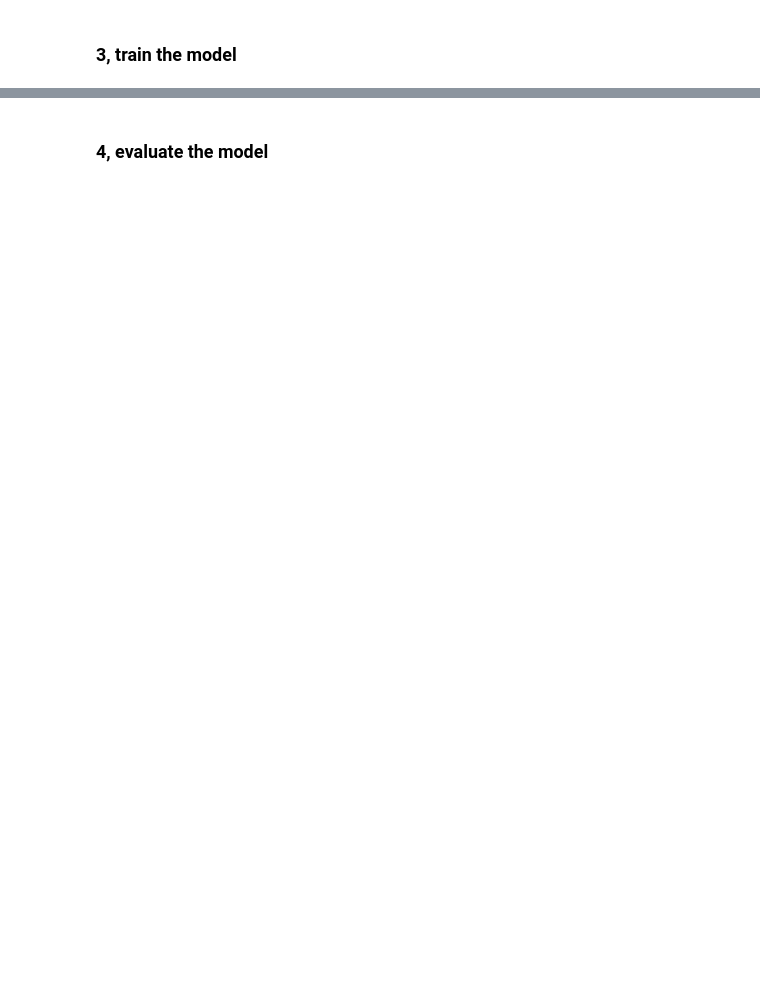
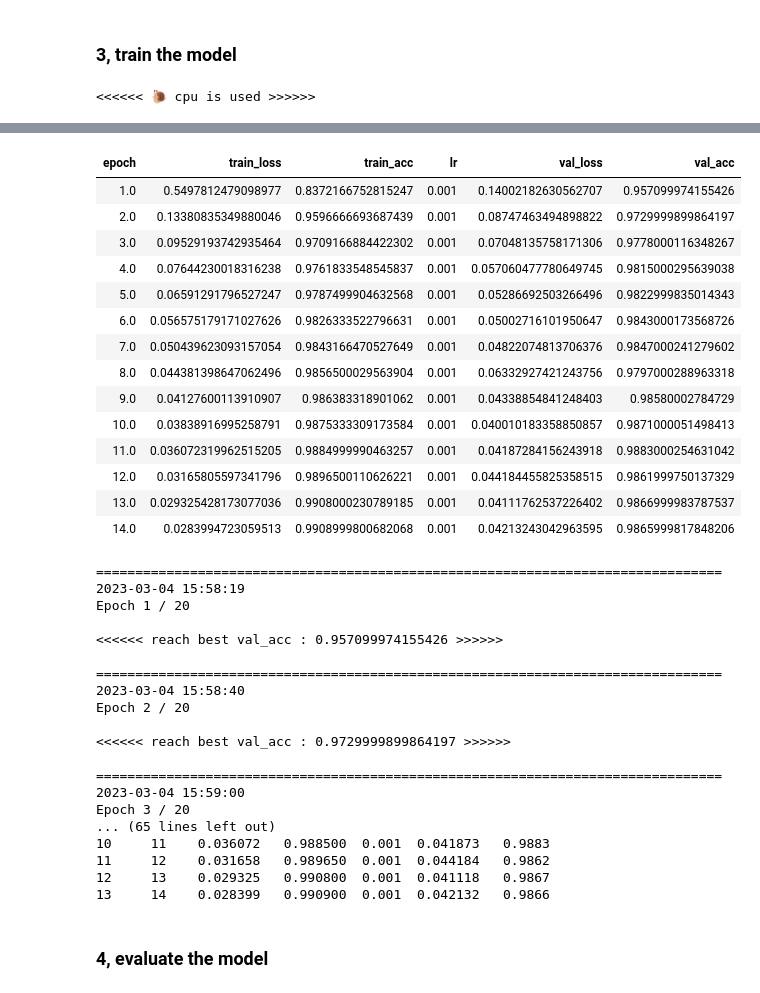
Before and after one commit to lyhue1991/torchkeras, a Jupyter notebook: 1，kerasmodel_example.ipynb, the cells around one changed output, grey strips where cells are left out. Saved outputs shown, nothing was run; the diff lists cells and outputs as text; code cells hidden in the pictures; blank space fills up the shorter version.

```diff
--- a/1，kerasmodel_example.ipynb
+++ b/1，kerasmodel_example.ipynb
@@ -106,8 +129,13 @@ summary(model,input_data=features);
 # if gpu/mps is available, will auto use it, otherwise cpu will be used.
 dfhistory=model.fit(train_data=dl_train,
                     val_data=dl_val,
-                    epochs=15,
-                    patience=5,
-                    monitor="val_acc",mode="max",
-                    ckpt_path='checkpoint.pt'
+                    epochs=20,
+                    patience=3,
+                    monitor="val_acc",
+                    mode="max",
+                    ckpt_path='checkpoint.pt',
+                    plot=True,
+                    quiet=False
                    )
+# %% [output]
+<<<<<< 🐌 cpu is used >>>>>>
@@ -113,0 +143,32 @@ dfhistory=model.fit(train_data=dl_train,
+| epoch | train_loss | train_acc | lr | val_loss | val_acc |
+| 1.0 | 0.5497812479098977 | 0.8372166752815247 | 0.001 | 0.14002182630562707 | 0.957099974155426 |
+| 2.0 | 0.13380835349880046 | 0.9596666693687439 | 0.001 | 0.08747463494898822 | 0.9729999899864197 |
+| 3.0 | 0.09529193742935464 | 0.9709166884422302 | 0.001 | 0.07048135758171306 | 0.9778000116348267 |
+| 4.0 | 0.07644230018316238 | 0.9761833548545837 | 0.001 | 0.057060477780649745 | 0.9815000295639038 |
+| 5.0 | 0.06591291796527247 | 0.9787499904632568 | 0.001 | 0.05286692503266496 | 0.9822999835014343 |
+| 6.0 | 0.056575179171027626 | 0.9826333522796631 | 0.001 | 0.05002716101950647 | 0.9843000173568726 |
+| 7.0 | 0.050439623093157054 | 0.9843166470527649 | 0.001 | 0.04822074813706376 | 0.9847000241279602 |
+| 8.0 | 0.044381398647062496 | 0.9856500029563904 | 0.001 | 0.06332927421243756 | 0.9797000288963318 |
+| 9.0 | 0.04127600113910907 | 0.986383318901062 | 0.001 | 0.04338854841248403 | 0.98580002784729 |
+| 10.0 | 0.03838916995258791 | 0.9875333309173584 | 0.001 | 0.040010183358850857 | 0.9871000051498413 |
+| 11.0 | 0.036072319962515205 | 0.9884999990463257 | 0.001 | 0.04187284156243918 | 0.9883000254631042 |
+| 12.0 | 0.03165805597341796 | 0.9896500110626221 | 0.001 | 0.044184455825358515 | 0.9861999750137329 |
+| 13.0 | 0.029325428173077036 | 0.9908000230789185 | 0.001 | 0.04111762537226402 | 0.9866999983787537 |
+| 14.0 | 0.0283994723059513 | 0.9908999800682068 | 0.001 | 0.04213243042963595 | 0.9865999817848206 |
+================================================================================2023-03-04 15:58:19
+Epoch 1 / 20
+
+<<<<<< reach best val_acc : 0.957099974155426 >>>>>>
+
+================================================================================2023-03-04 15:58:40
+Epoch 2 / 20
+
+<<<<<< reach best val_acc : 0.9729999899864197 >>>>>>
+
+================================================================================2023-03-04 15:59:00
+Epoch 3 / 20
+... (65 lines left out)
+10     11    0.036072   0.988500  0.001  0.041873   0.9883
+11     12    0.031658   0.989650  0.001  0.044184   0.9862
+12     13    0.029325   0.990800  0.001  0.041118   0.9867
+13     14    0.028399   0.990900  0.001  0.042132   0.9866
```
Also changed, not shown: parts of 12 cells of this notebook, 19 other files.
